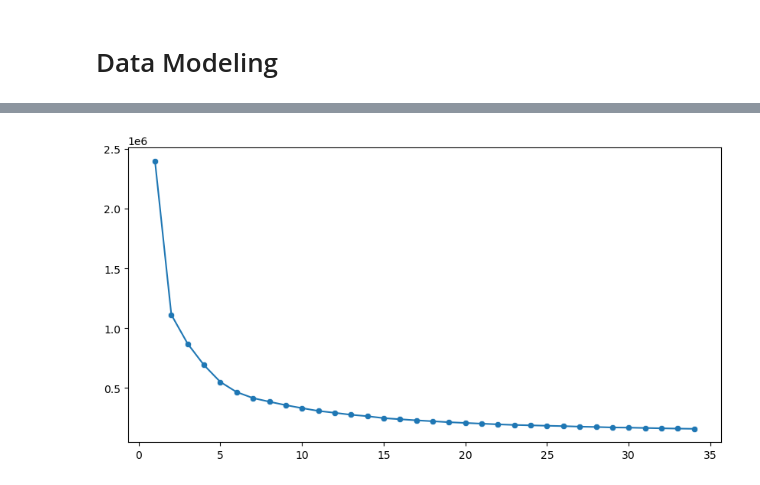
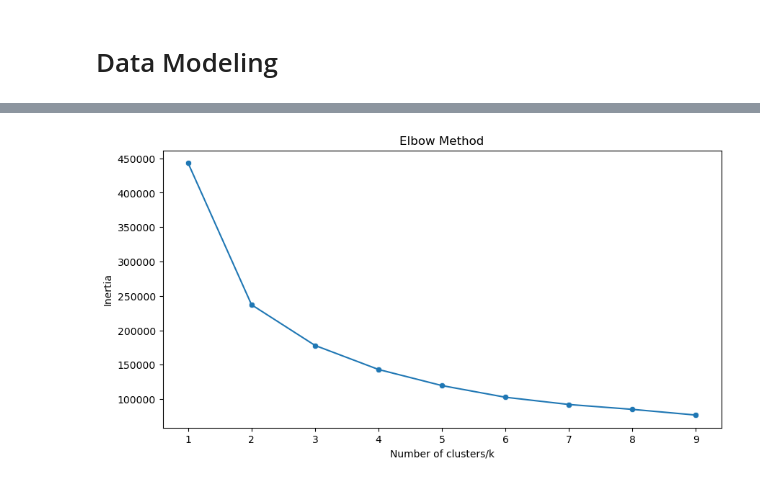
Before and after one commit to AnCodingML/Predict_-Customer_Personality_to_Boost_Marketing_Campaign_by_Using_Machine_Learning, a Jupyter notebook: Predict_Customer_Personality_to_Boost_Marketing_Campaign_by_Using_Machine_Learning.ipynb, the cells around one changed output, grey strips where cells are left out. Saved outputs shown, nothing was run; the diff lists cells and outputs as text; code cells hidden in the pictures.

```diff
--- a/Predict_Customer_Personality_to_Boost_Marketing_Campaign_by_Using_Machine_Learning.ipynb
+++ b/Predict_Customer_Personality_to_Boost_Marketing_Campaign_by_Using_Machine_Learning.ipynb
@@ -244,5 +378,8 @@ df.duplicated().sum()
 # %%
 df.drop_duplicates(inplace=True, keep='first')
+# %%
+df = df.drop('Z_CostContact', axis=1)
+df = df.drop('Z_Revenue', axis=1)
 # %% [markdown]
 ## Feature Encoding
 # %%
@@ -277,7 +415,7 @@ Name: Age_Segment, dtype: int64
 mapping_education = {'SMA':0, 'D3':1,'S1':2,'S2':3,'S3':4}
 df['Education'] = df['Education'].map(mapping_education)
 # %%
-mapping_age_segment = {'Remaja':0, 'Dewasa':1,'Paruh Baya':2,'Lansia':3}
+mapping_age_segment = {'50-60':0, '16-30':1,'30-40':2,'40-50':3,'Lansia':4}
 df['Age_Segment'] = df['Age_Segment'].map(mapping_age_segment)
 # %%
 df = pd.get_dummies(df, columns=['Marital_Status'], prefix='status')
@@ -287,9 +458,12 @@ df = pd.get_dummies(df, columns=['Marital_Status'], prefix='status')
 transfrom = StandardScaler()
 
 df['Income'] = transfrom.fit_transform(df[['Income']])
-df['MntCoke'] = transfrom.fit_transform(df[['MntCoke']])
-df['MntFruits'] = transfrom.fit_transform(df[['MntFruits']])
-df['MntMeatProducts'] = transfrom.fit_transform(df[['MntMeatProducts']])
-df['MntFishProducts'] = transfrom.fit_transform(df[['MntFishProducts']])
-df['MntSweetProducts'] = transfrom.fit_transform(df[['MntSweetProducts']])
-df['MntGoldProds'] = transfrom.fit_transform(df[['MntGoldProds']])
+df['Total_Spents'] = transfrom.fit_transform(df[['Total_Spents']])
+df['Dt_Customer'] = transfrom.fit_transform(df[['Dt_Customer']])
+df['Recency'] = transfrom.fit_transform(df[['Recency']])
+'''df['Age'] = transfrom.fit_transform(df[['Age']])
+df['Children'] = transfrom.fit_transform(df[['Children']])
+df['Total_Transactions'] = transfrom.fit_transform(df[['Total_Transactions']])
+df['NumWebVisitsMonth'] = transfrom.fit_transform(df[['NumWebVisitsMonth']])
+df['Total_AcceptedCmp'] = transfrom.fit_transform(df[['Total_AcceptedCmp']])
+df['Education'] = transfrom.fit_transform(df[['Education']])'''
@@ -331,15 +510,18 @@ df['status_Menikah'] = df['status_Menikah'].astype('float64')
 # %%
 inertia = []
 
-for i in range(1, 35):
-    x = KMeans(n_clusters=i, random_state=42, init='k-means++', n_init=10, max_iter=300)
+for i in range(1, 10):
+    x = KMeans(n_clusters=i, random_state=6396)
     x.fit(df.values)
     inertia.append(x.inertia_)
 # %%
 
 plt.figure(figsize=(10,5))
-sns.lineplot(y = inertia, x=range(1, 35))
-sns.scatterplot(y = inertia, x=range(1, 35))
+sns.lineplot(y = inertia, x=range(1, 10))
+sns.scatterplot(y = inertia, x=range(1, 10))
+plt.title('Elbow Method')
+plt.xlabel('Number of clusters/k')
+plt.ylabel('Inertia')
 plt.show()
 # %% [output]
-[figure, old version]
+[figure, new version]
```
Also changed, not shown: parts of 64 cells of this notebook.
